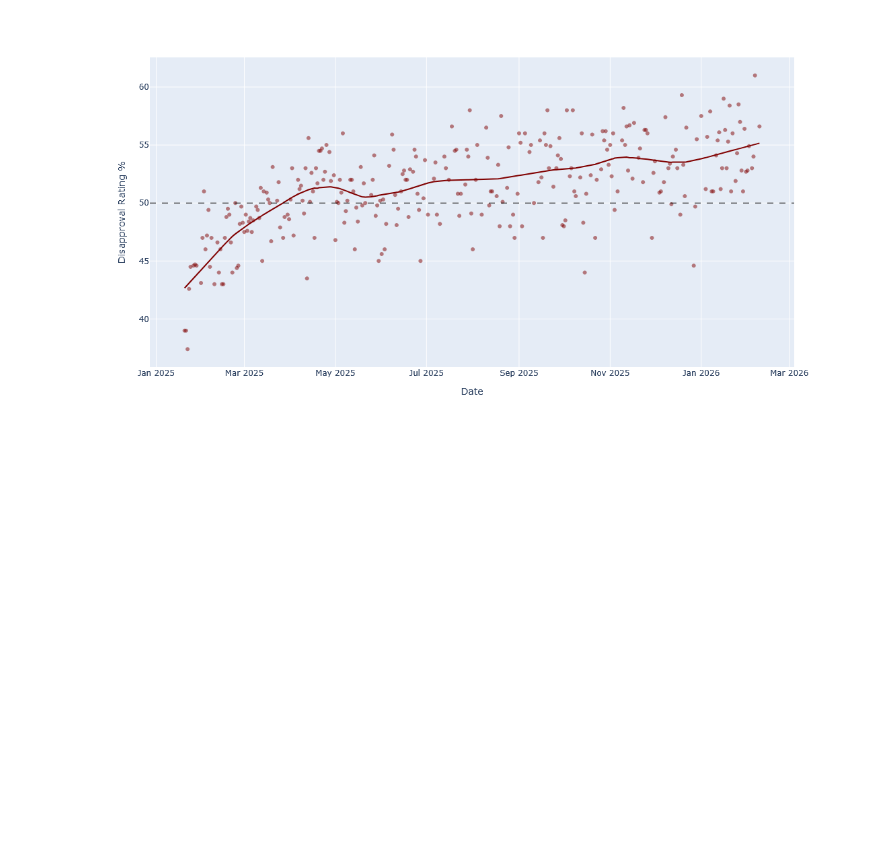
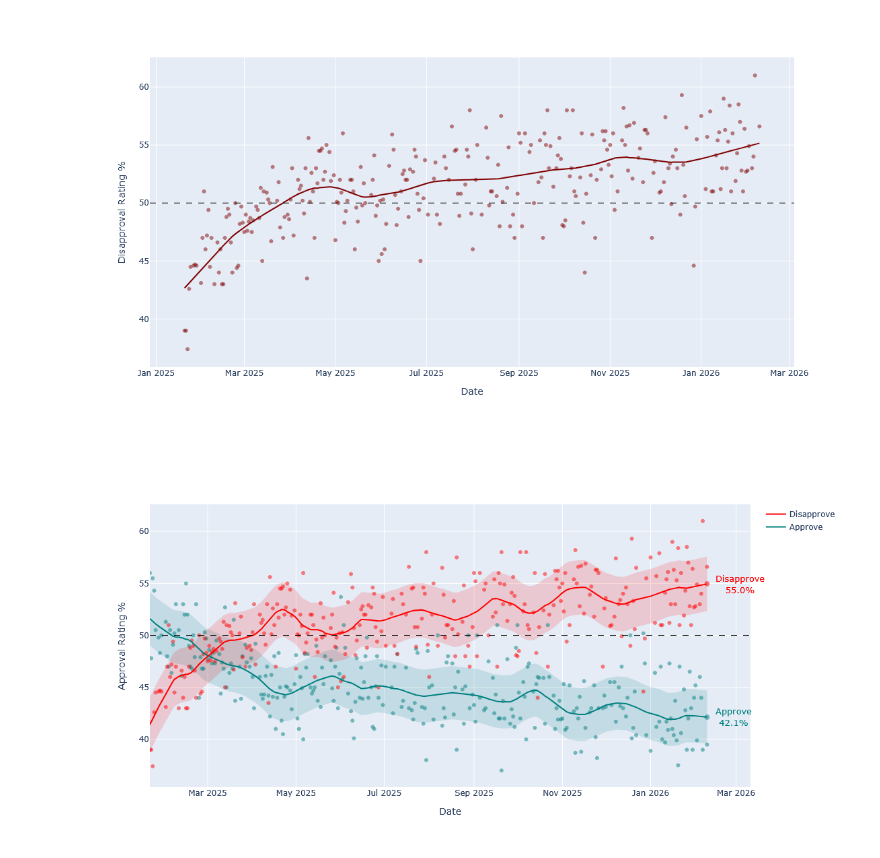
Before and after one commit to AriqRashid/election-signals, a Jupyter notebook: approval_dev.ipynb, the cells around one changed output. Cells and saved outputs as stored; diff of their text form; code cells hidden in the pictures; blank space fills up the shorter version.

```diff
--- a/approval_dev.ipynb
+++ b/approval_dev.ipynb
@@ -375,3 +316,72 @@ fig.update_traces(marker=dict(opacity=0.5))
 fig.add_hline(y=50, line=dict(color="black", dash="dash", width=1))
 # %% [output]
 [figure]
+# %%
+# --- Approval (yes) ---
+fig_yes = px.scatter(
+    result, x="end_date", y="yes",
+    color_discrete_sequence=['teal'],
+    trendline="lowess",
+    trendline_options=dict(frac=0.1)
+)
+yes_trace = fig_yes.data[1]
+smoothed_yes = yes_trace.y
+residuals_yes = result['yes'].values - smoothed_yes
+std_yes = residuals_yes.std()
+upper_yes = smoothed_yes + 0.96 * std_yes
+lower_yes = smoothed_yes - 0.96 * std_yes
+
+# --- Disapproval (no) ---
+fig_no = px.scatter(
+    result, x="end_date", y="no",
+    color_discrete_sequence=['red'],
+    trendline="lowess",
+    trendline_options=dict(frac=0.1)
+)
+no_trace = fig_no.data[1]
+smoothed_no = no_trace.y
+residuals_no = result['no'].values - smoothed_no
+std_no = residuals_no.std()
+upper_no = smoothed_no + 0.96 * std_no
+lower_no = smoothed_no - 0.96 * std_no
+
+# --- Combine into one figure ---
+fig = go.Figure()
+
+# Approval band
+fig.add_trace(go.Scatter(x=yes_trace.x, y=lower_yes, mode='lines', line=dict(width=0), showlegend=False))
+fig.add_trace(go.Scatter(x=yes_trace.x, y=upper_yes, mode='lines', line=dict(width=0), fill='tonexty', fillcolor='rgba(0,128,128,0.15)', showlegend=False))
+
+# Disapproval band
+fig.add_trace(go.Scatter(x=no_trace.x, y=lower_no, mode='lines', line=dict(width=0), showlegend=False))
+fig.add_trace(go.Scatter(x=no_trace.x, y=upper_no, mode='lines', line=dict(width=0), fill='tonexty', fillcolor='rgba(255,0,0,0.15)', showlegend=False))
+
+# Scatter points
+for trace in fig_yes.data[0:1]:
+    fig.add_trace(trace)
+for trace in fig_no.data[0:1]:
+    fig.add_trace(trace)
+
+# Smooth lines
+fig.add_trace(go.Scatter(x=yes_trace.x, y=smoothed_yes, mode='lines', line=dict(color='teal', width=2), name='Approve'))
+fig.add_trace(go.Scatter(x=no_trace.x, y=smoothed_no, mode='lines', line=dict(color='red', width=2), name='Disapprove'))
+
+# End point annotations and markers
+last_date = yes_trace.x[-1]
+fig.add_annotation(x=last_date, y=smoothed_yes[-1], text=f"Approve<br>{smoothed_yes[-1]:.1f}%", showarrow=False, xanchor="left", xshift=10, font=dict(size=13, color="teal"))
+fig.add_annotation(x=last_date, y=smoothed_no[-1], text=f"Disapprove<br>{smoothed_no[-1]:.1f}%", showarrow=False, xanchor="left", xshift=10, font=dict(size=13, color="red"))
+fig.add_trace(go.Scatter(x=[last_date], y=[smoothed_yes[-1]], mode="markers", marker=dict(size=8, color="teal"), showlegend=False))
+fig.add_trace(go.Scatter(x=[last_date], y=[smoothed_no[-1]], mode="markers", marker=dict(size=8, color="red"), showlegend=False))
+
+# Layout
+fig.update_layout(
+    width=1000, height=600,
+    xaxis_title="Date",
+    yaxis_title="Approval Rating %"
+)
+
+fig.update_traces(marker=dict(opacity=0.5))
+fig.update_xaxes(range=[result['end_date'].min(), last_date + pd.Timedelta(days=30)])
+fig.add_hline(y=50, line=dict(color="black", dash="dash", width=1))
+# %% [output]
+[figure, added]
```
Also changed, not shown: parts of 6 cells of this notebook, 3 other files.
